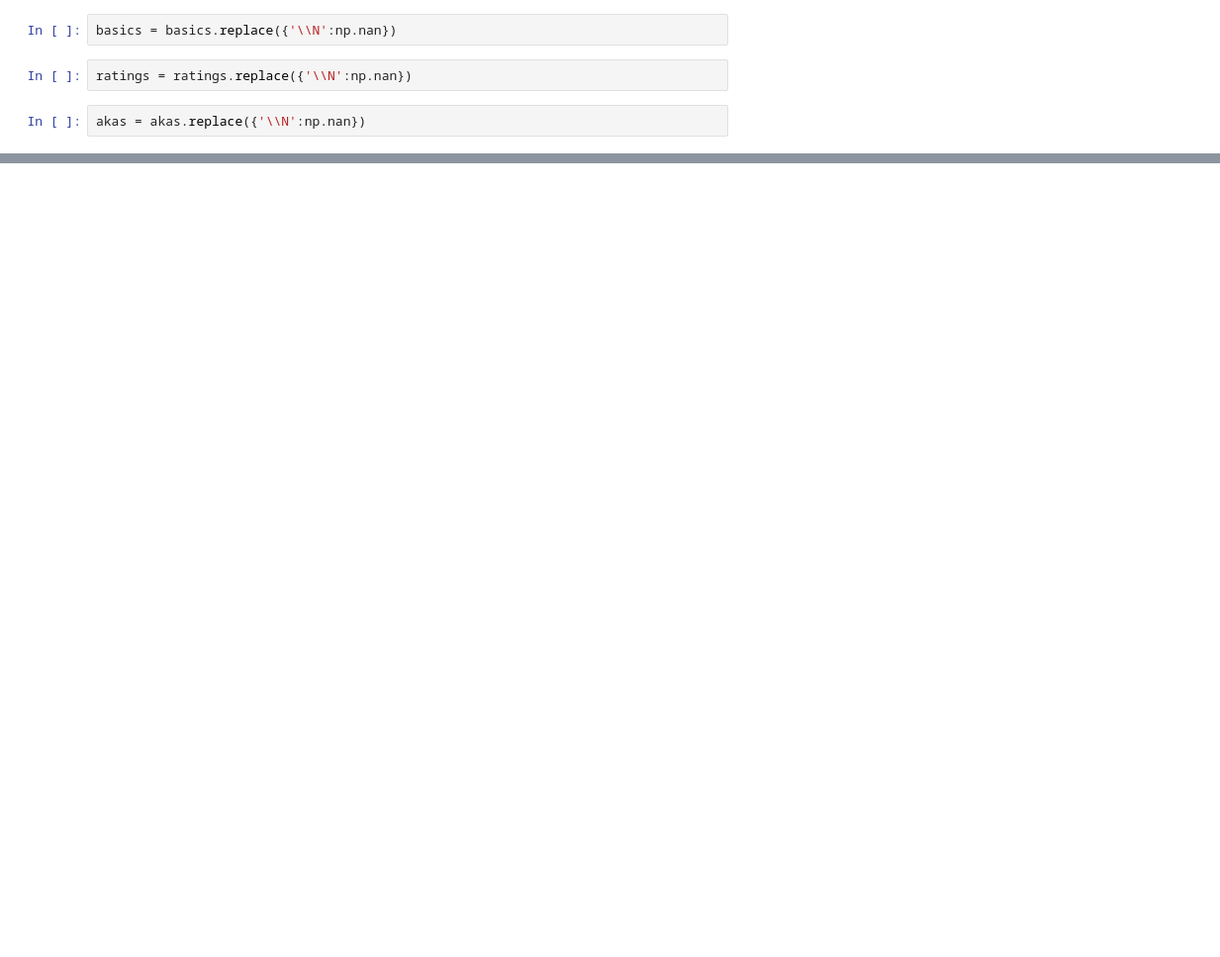
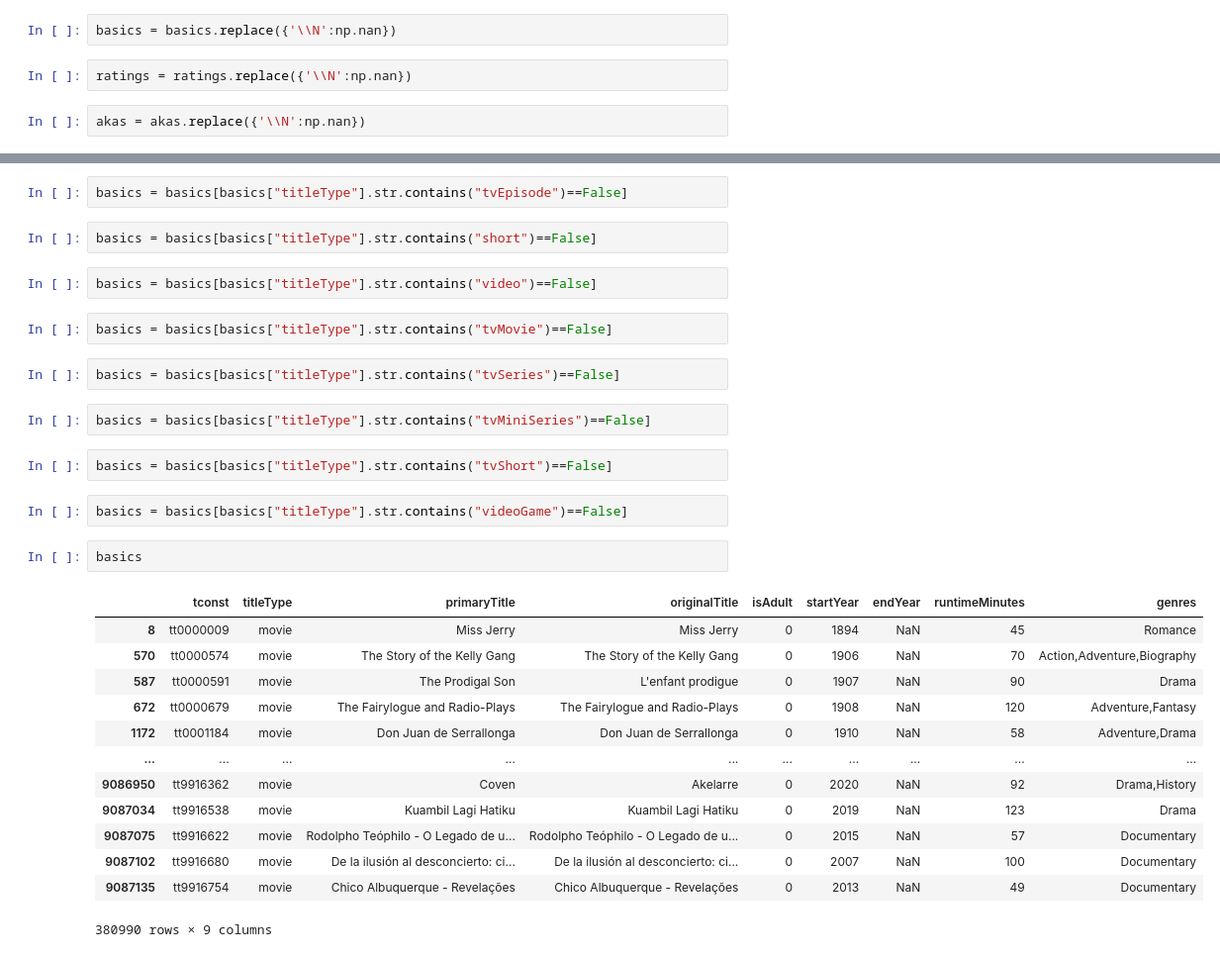
Before and after one commit to AlphaKaba24/Movie_Repo, a Jupyter notebook: Movie_insights.ipynb, the cells around one changed output, grey strips where cells are left out. Shown at 99% size. Drawn from its saved outputs; the diff is of its cells as text; blank space fills up the shorter version.

```diff
--- a/Movie_insights.ipynb
+++ b/Movie_insights.ipynb
@@ -47,0 +87,32 @@ KeyError: '\tgenres'
+# %%
+basics = basics[basics["titleType"].str.contains("tvEpisode")==False]
+# %%
+basics = basics[basics["titleType"].str.contains("short")==False]
+# %%
+basics = basics[basics["titleType"].str.contains("video")==False]
+# %%
+basics = basics[basics["titleType"].str.contains("tvMovie")==False]
+# %%
+basics = basics[basics["titleType"].str.contains("tvSeries")==False]
+# %%
+basics = basics[basics["titleType"].str.contains("tvMiniSeries")==False]
+# %%
+basics = basics[basics["titleType"].str.contains("tvShort")==False]
+# %%
+basics = basics[basics["titleType"].str.contains("videoGame")==False]
+# %%
+basics
+# %% [output]
+|  | tconst | titleType | primaryTitle | originalTitle | isAdult | startYear | endYear | runtimeMinutes | genres |
+| 8 | tt0000009 | movie | Miss Jerry | Miss Jerry | 0 | 1894 | NaN | 45 | Romance |
+| 570 | tt0000574 | movie | The Story of the Kelly Gang | The Story of the Kelly Gang | 0 | 1906 | NaN | 70 | Action,Adventure,Biography |
+| 587 | tt0000591 | movie | The Prodigal Son | L'enfant prodigue | 0 | 1907 | NaN | 90 | Drama |
+| 672 | tt0000679 | movie | The Fairylogue and Radio-Plays | The Fairylogue and Radio-Plays | 0 | 1908 | NaN | 120 | Adventure,Fantasy |
+| 1172 | tt0001184 | movie | Don Juan de Serrallonga | Don Juan de Serrallonga | 0 | 1910 | NaN | 58 | Adventure,Drama |
+| ... | ... | ... | ... | ... | ... | ... | ... | ... | ... |
+| 9086950 | tt9916362 | movie | Coven | Akelarre | 0 | 2020 | NaN | 92 | Drama,History |
+| 9087034 | tt9916538 | movie | Kuambil Lagi Hatiku | Kuambil Lagi Hatiku | 0 | 2019 | NaN | 123 | Drama |
+| 9087075 | tt9916622 | movie | Rodolpho Teóphilo - O Legado de u... | Rodolpho Teóphilo - O Legado de u... | 0 | 2015 | NaN | 57 | Documentary |
+| 9087102 | tt9916680 | movie | De la ilusión al desconcierto: ci... | De la ilusión al desconcierto: ci... | 0 | 2007 | NaN | 100 | Documentary |
+| 9087135 | tt9916754 | movie | Chico Albuquerque - Revelações | Chico Albuquerque - Revelações | 0 | 2013 | NaN | 49 | Documentary |
+380990 rows × 9 columns
```
Also changed, not shown: parts of 20 cells of this notebook, 1 other file.
